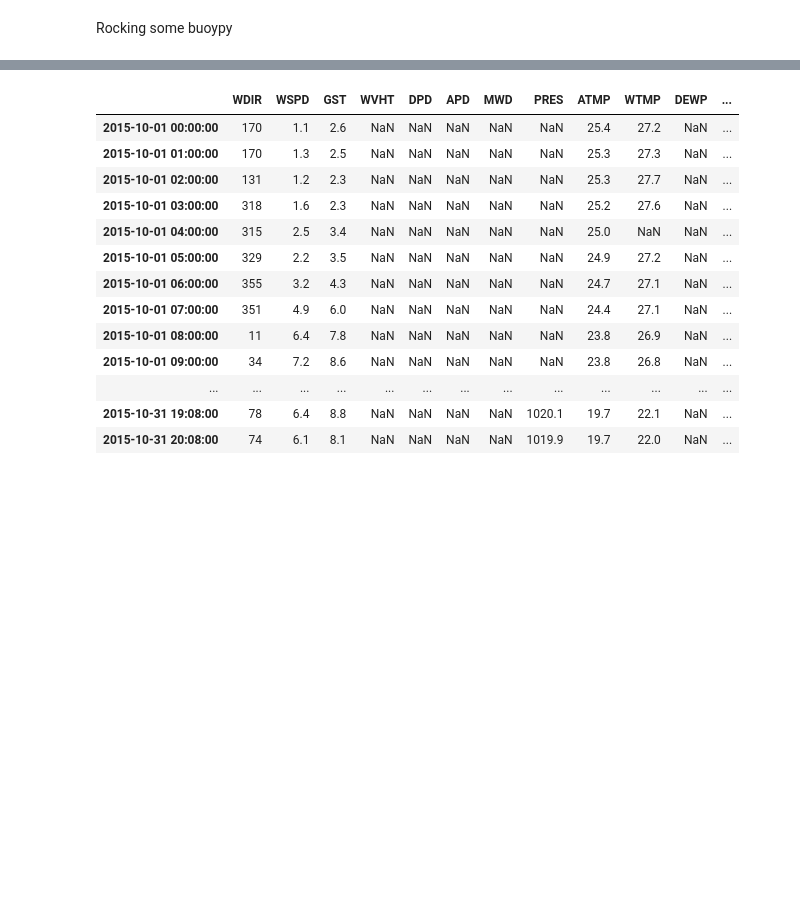
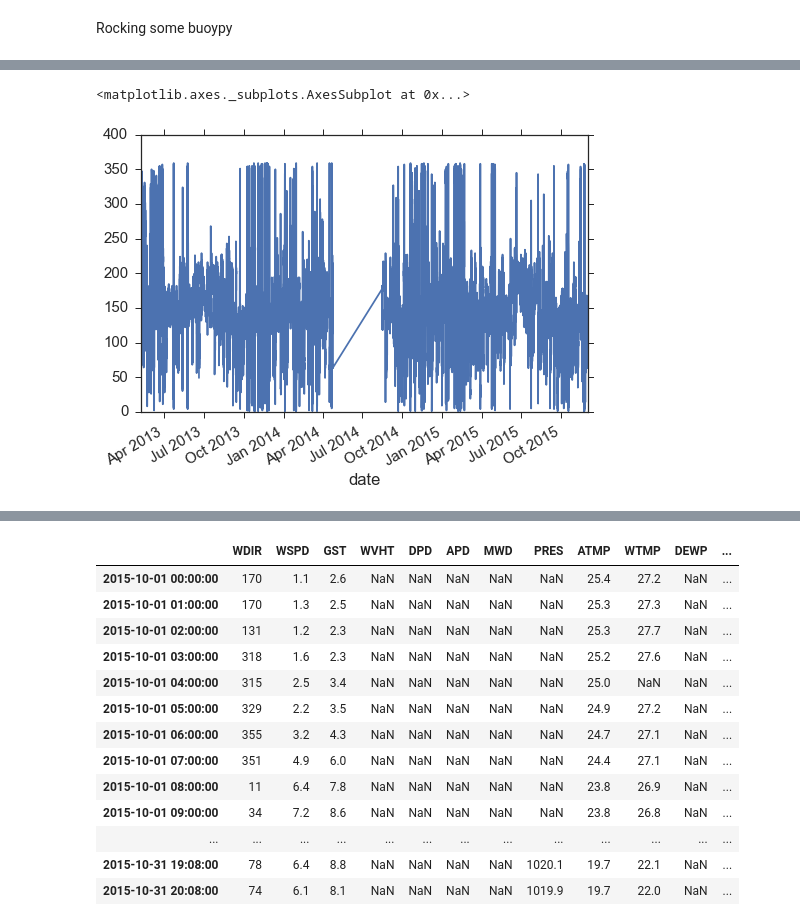
Before and after one commit to nickc1/buoypy, a Jupyter notebook: scripts/buoy_data_analysis.ipynb, the cells around one changed output, grey strips where cells are left out. Cells and saved outputs as stored; diff of their text form; code cells hidden in the pictures; blank space fills up the shorter version.

```diff
--- a/scripts/buoy_data_analysis.ipynb
+++ b/scripts/buoy_data_analysis.ipynb
@@ -20,0 +314,5 @@ import buoypy as bp
+# %%
+df_41108.MWD.plot()
+# %% [output]
+<matplotlib.axes._subplots.AxesSubplot at 0x...>
+[figure, added]
```
Also changed, not shown: parts of 85 cells of this notebook, 1 other file.
